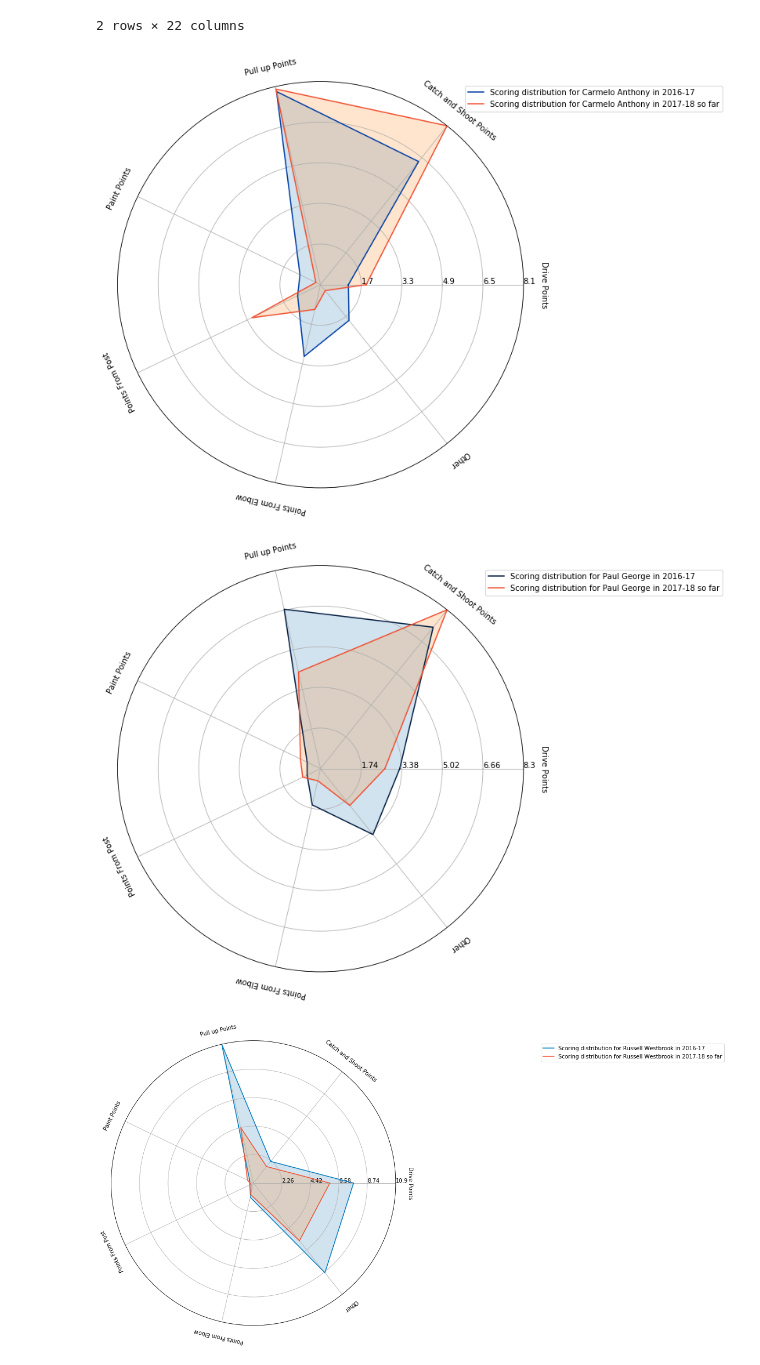
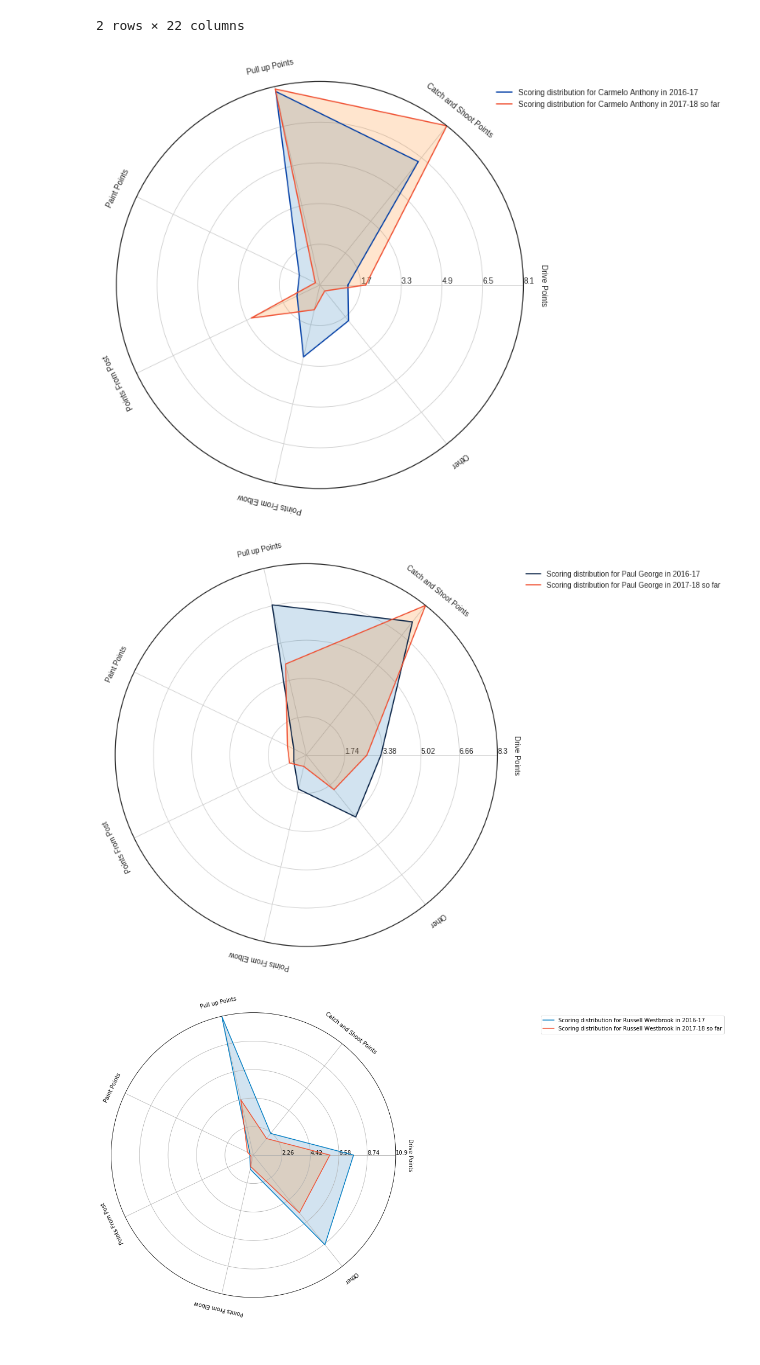
Before and after one commit to danchyy/Basketball_Analytics, a Jupyter notebook: Scripts/radar_plot/Radar_plot.ipynb, the cells around one changed output. Drawn from its saved outputs; the diff is of its cells as text; code cells hidden in the pictures.

Commit message:
Added inspiration for radar plot and made legend moveable as method parameter

```diff
--- a/Scripts/radar_plot/Radar_plot.ipynb
+++ b/Scripts/radar_plot/Radar_plot.ipynb
@@ -184,8 +186,10 @@ def append_other_column(data_frame):
 melo_analysis = get_shot_types_per_game(append_other_column(melo_only))
 george_analysis = get_shot_types_per_game(append_other_column(george_only))
 westbrook_analysis = get_shot_types_per_game(append_other_column(westbrook_only))
+# %%
+plt.style.use('seaborn-white')
 # %%
-def plot_radar_for_player(data_frame, color_past, color_curr, player_name):
+def plot_radar_for_player(data_frame, color_past, color_curr, player_name, bbox_to_anchor):
     player_past_season = data_frame.iloc[1].tolist()[:-1]
     player_curr_season = data_frame.iloc[0].tolist()[:-1]
 
@@ -205,17 +209,17 @@ def plot_radar_for_player(data_frame, color_past, color_curr, player_name):
     radar.plot(player_curr_season, label="Scoring distribution for " + player_name + " in 2017-18 so far", c=color_curr)
     radar.fill(player_curr_season, alpha=0.2)
 
-    plt.legend(bbox_to_anchor=(1.50, 1))
+    plt.legend(bbox_to_anchor=bbox_to_anchor)
     plt.savefig(player_name + "_radar.jpg", bbox_inches='tight')
     plt.show()
 # %%
-plot_radar_for_player(melo_analysis, "#003DA5", "#F05133", "Carmelo Anthony")
+plot_radar_for_player(melo_analysis, "#003DA5", "#F05133", "Carmelo Anthony", (1.50, 1))
 # %% [output]
-[figure, old version]
+[figure, new version]
 # %%
-plot_radar_for_player(george_analysis, "#041E42", "#F05133", "Paul George")
+plot_radar_for_player(george_analysis, "#041E42", "#F05133", "Paul George", (1.60, 1))
 # %% [output]
-[figure, old version]
+[figure, new version]
 # %%
 plot_radar_for_player(westbrook_analysis, "#007DC3", "#F05133", "Russell Westbrook")
 # %% [output]
```
Also changed, not shown: parts of 1 cell of this notebook.
